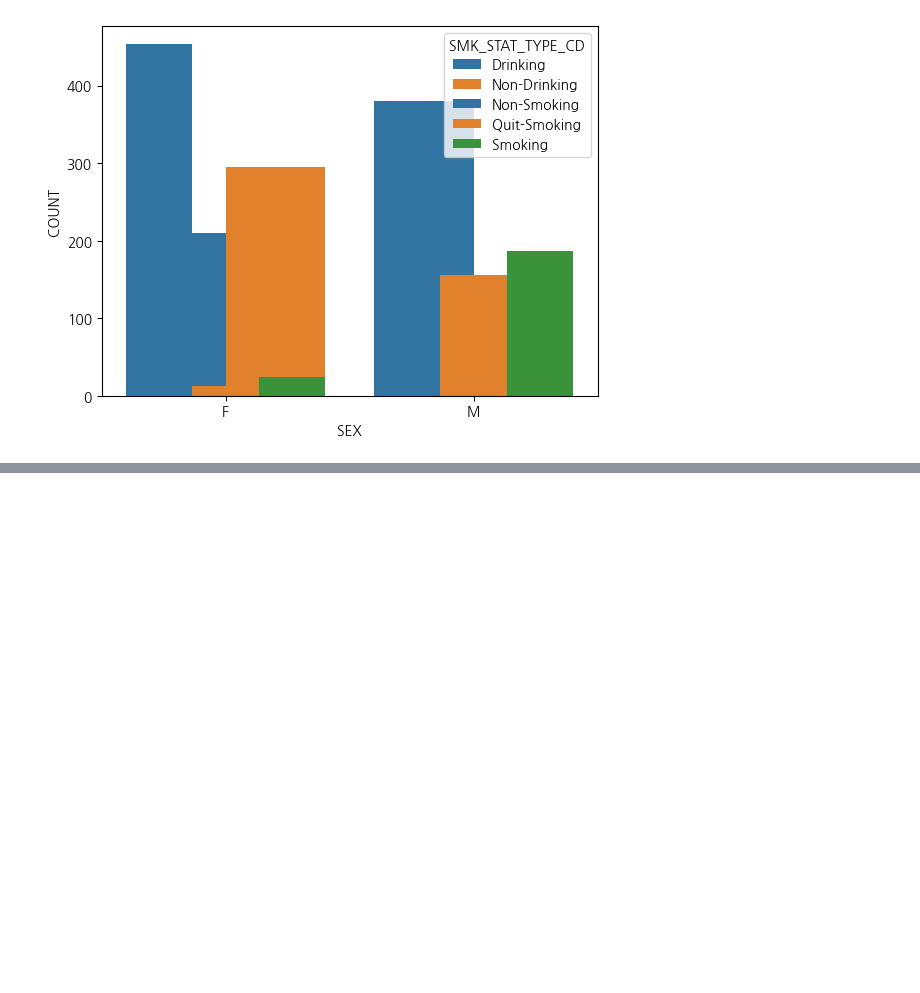
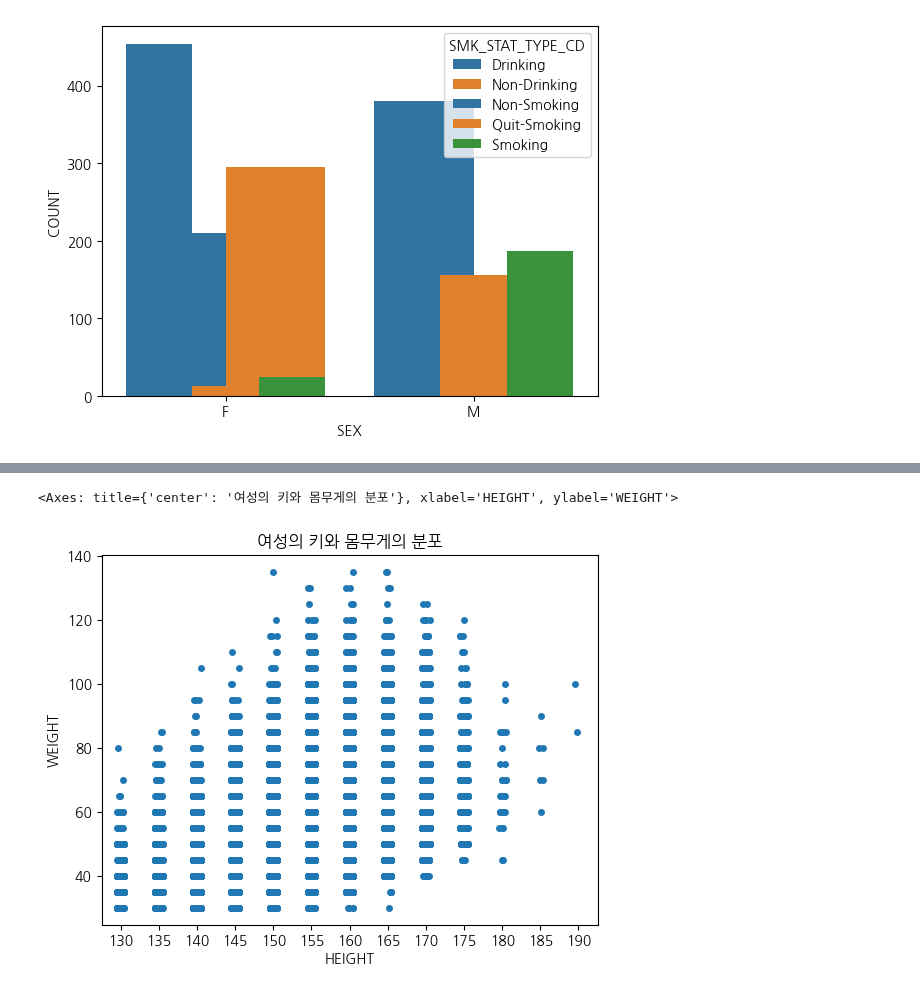
Before and after one commit to layla-focalors/AColab_Github_data_processing, a Jupyter notebook: HealthCare_Anayize.ipynb, the cells around one changed output, grey strips where cells are left out. Drawn from its saved outputs; the diff is of its cells as text; code cells hidden in the pictures; blank space fills up the shorter version.

Commit message:
add stripplot

```diff
--- a/HealthCare_Anayize.ipynb
+++ b/HealthCare_Anayize.ipynb
@@ -629,3 +629,6 @@ fig
 # %% [output]
 [figure]
 [figure]
+# %%
+df = pd.read_csv('./data/heathcare/health.csv')
+df.sample(1000)
@@ -631,0 +668,3 @@ fig
+# %%
+femaledata = df[df['SEX'] == 'F']
+femaledata
@@ -631,0 +685,9 @@ fig
+# %%
+# strip plot 그래프 : 범주형 데이터에 대한 시각화
+ax = plt.subplot()
+ax = sns.stripplot(x='HEIGHT', y='WEIGHT', data=femaledata)
+ax.set_title('여성의 키와 몸무게의 분포')
+ax
+# %% [output]
+<Axes: title={'center': '여성의 키와 몸무게의 분포'}, xlabel='HEIGHT', ylabel='WEIGHT'>
+[figure, added]
```
Also changed, not shown: parts of 5 cells of this notebook.
